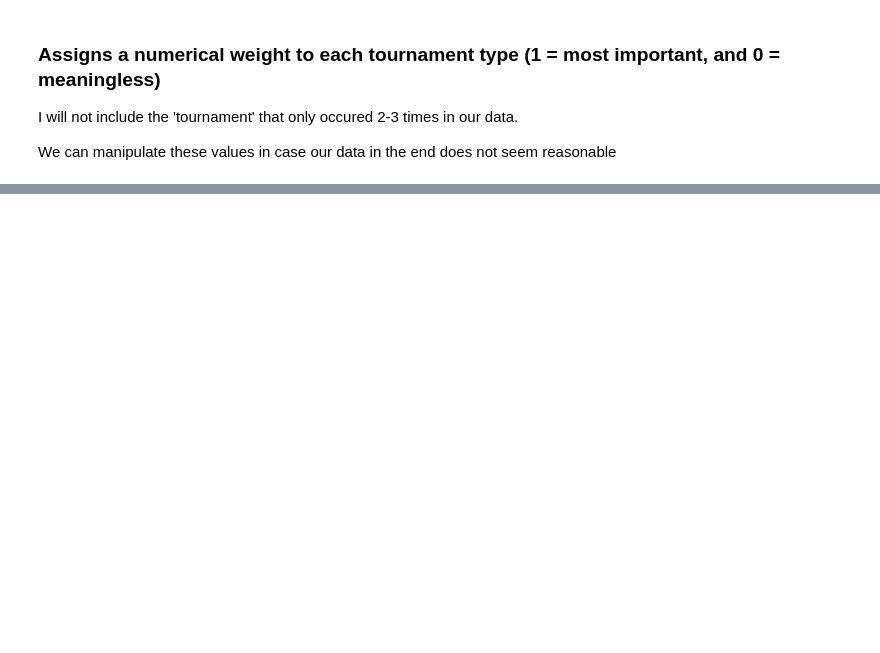
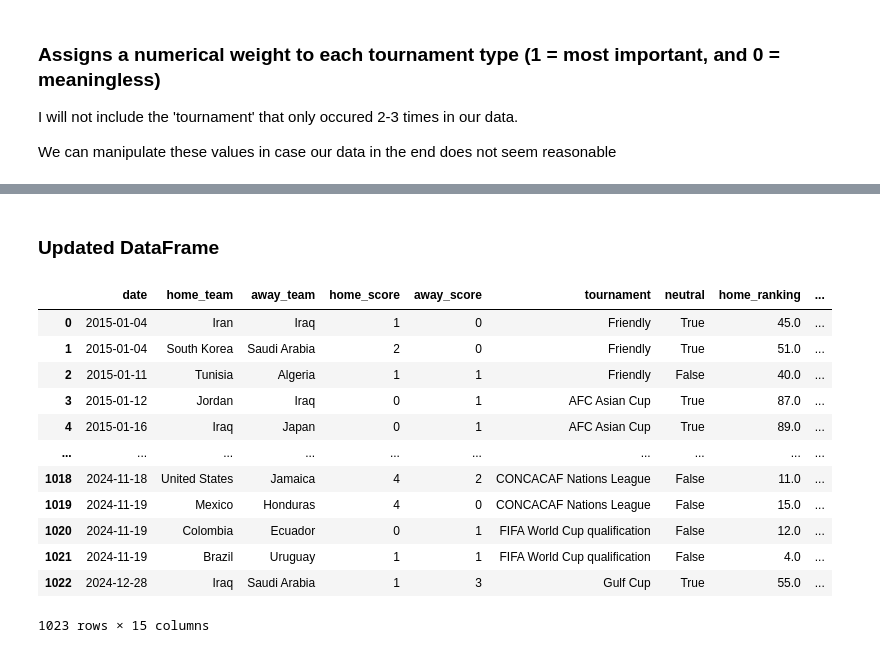
Before and after one commit to sayebm/Group_Project, a Jupyter notebook: Project.ipynb, the cells around one changed output, grey strips where cells are left out. Cells and saved outputs as stored; diff of their text form; code cells hidden in the pictures; blank space fills up the shorter version.

```diff
--- a/Project.ipynb
+++ b/Project.ipynb
@@ -312,0 +317,6 @@ results_wc2026_copy[['tournament', 'tournament_weight']                     #dis
+# %%
+results_wc2026['goal_diff'] = results_wc2026['home_score'] - results_wc2026['away_score']
+
+results_wc2026['goal_diff_capped'] = results_wc2026['goal_diff'].clip(-3,3)
+
+results_wc2026[['home_team', 'away_team', 'home_score', 'away_score', 'goal_diff', 'goal_diff_capped']].head(10)
@@ -312,0 +339,4 @@ results_wc2026_copy[['tournament', 'tournament_weight']                     #dis
+# %%
+results_wc2026['ranking_diff'] = results_wc2026['away_ranking'] - results_wc2026['home_ranking']
+
+results_wc2026[['home_team', 'home_ranking', 'away_team', 'away_ranking', 'ranking_diff']].head(10)
@@ -312,0 +360,4 @@ results_wc2026_copy[['tournament', 'tournament_weight']                     #dis
+# %%
+results_wc2026['home_advantage'] = (~results_wc2026['neutral']).astype(int)
+
+results_wc2026[['home_team', 'away_team', 'neutral', 'home_advantage']].head(10)
@@ -312,0 +380,7 @@ results_wc2026_copy[['tournament', 'tournament_weight']                     #dis
+# %%
+ref_date = results_wc2026['date'].max()
+results_wc2026['days_ago'] = (ref_date - results_wc2026['date']).dt.days
+
+results_wc2026['recency_weight'] = np.exp(-results_wc2026['days_ago'] / 365)
+
+results_wc2026[['date', 'days_ago', 'recency_weight']].sort_values('date', ascending = False).head(10)
@@ -312,0 +399,18 @@ results_wc2026_copy[['tournament', 'tournament_weight']                     #dis
+# %% [markdown]
+### Updated DataFrame
+# %%
+results_wc2026
+# %% [output]
+|  | date | home_team | away_team | home_score | away_score | tournament | neutral | home_ranking | ... |
+| 0 | 2015-01-04 | Iran | Iraq | 1 | 0 | Friendly | True | 45.0 | ... |
+| 1 | 2015-01-04 | South Korea | Saudi Arabia | 2 | 0 | Friendly | True | 51.0 | ... |
+| 2 | 2015-01-11 | Tunisia | Algeria | 1 | 1 | Friendly | False | 40.0 | ... |
+| 3 | 2015-01-12 | Jordan | Iraq | 0 | 1 | AFC Asian Cup | True | 87.0 | ... |
+| 4 | 2015-01-16 | Iraq | Japan | 0 | 1 | AFC Asian Cup | True | 89.0 | ... |
+| ... | ... | ... | ... | ... | ... | ... | ... | ... | ... |
+| 1018 | 2024-11-18 | United States | Jamaica | 4 | 2 | CONCACAF Nations League | False | 11.0 | ... |
+| 1019 | 2024-11-19 | Mexico | Honduras | 4 | 0 | CONCACAF Nations League | False | 15.0 | ... |
+| 1020 | 2024-11-19 | Colombia | Ecuador | 0 | 1 | FIFA World Cup qualification | False | 12.0 | ... |
+| 1021 | 2024-11-19 | Brazil | Uruguay | 1 | 1 | FIFA World Cup qualification | False | 4.0 | ... |
+| 1022 | 2024-12-28 | Iraq | Saudi Arabia | 1 | 3 | Gulf Cup | True | 55.0 | ... |
+1023 rows × 15 columns
```
Also changed, not shown: parts of 12 cells of this notebook.
